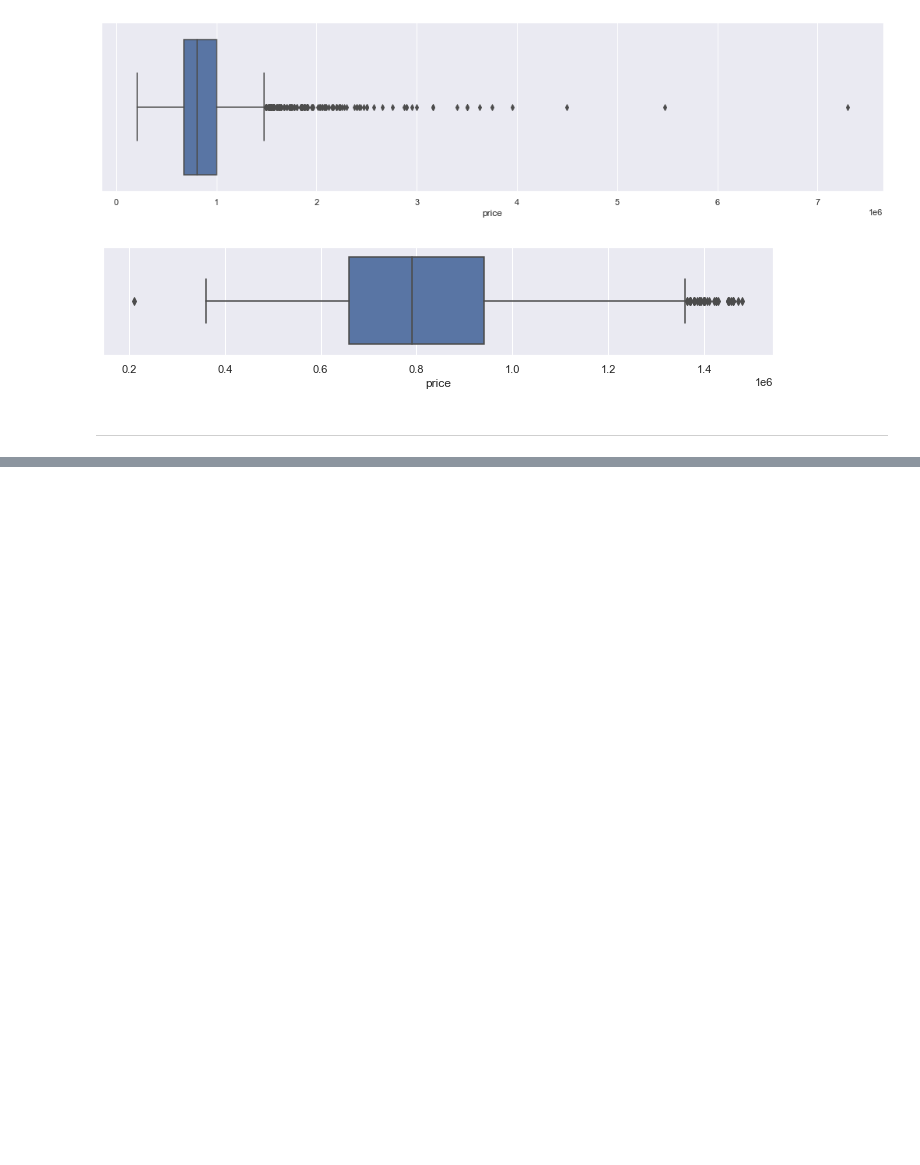
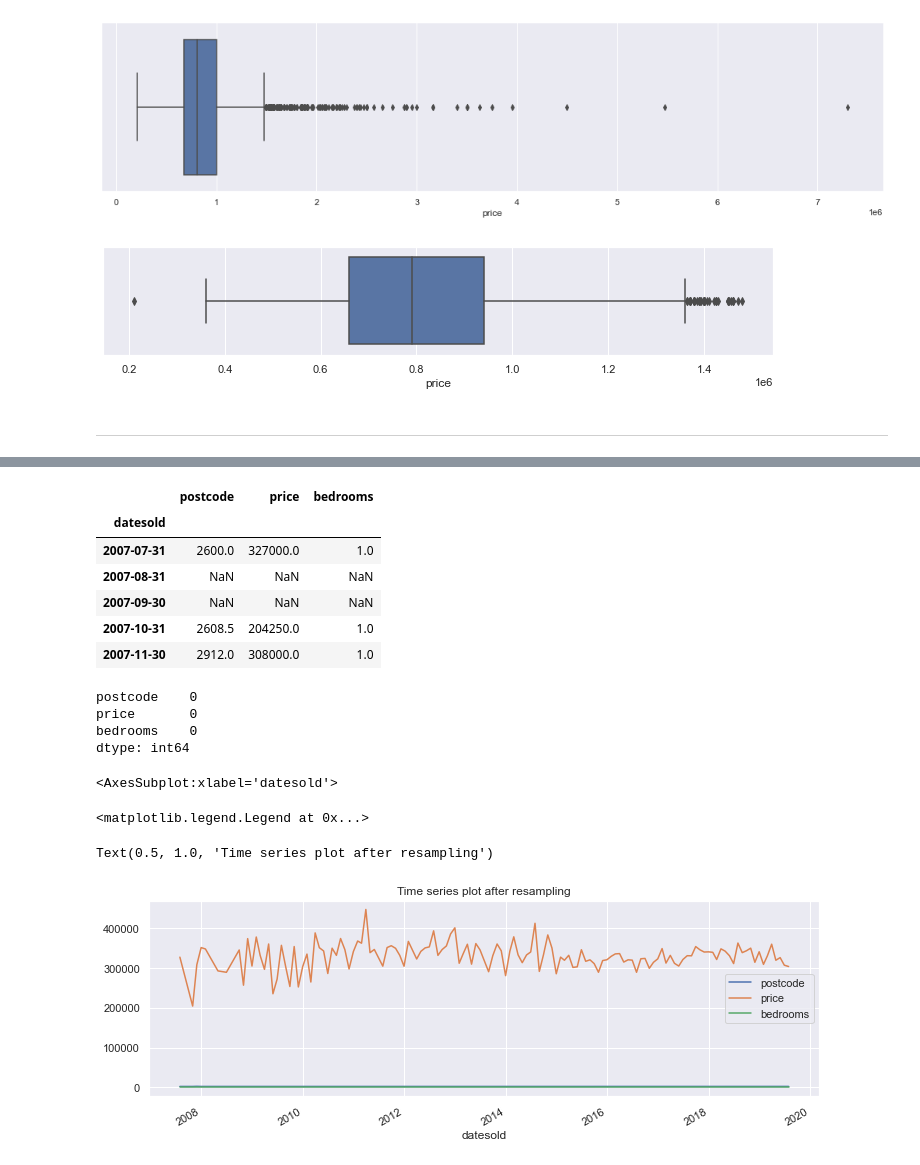
Before and after one commit to rabuhassan/my_python_adventures, a Jupyter notebook: Week 6 PA 6.1.6 Preparing quantitative data.ipynb, the cells around one changed output, grey strips where cells are left out. Cells and saved outputs as stored; diff of their text form; code cells hidden in the pictures; blank space fills up the shorter version.

```diff
--- a/Week 6 PA 6.1.6 Preparing quantitative data.ipynb
+++ b/Week 6 PA 6.1.6 Preparing quantitative data.ipynb
@@ -384,0 +414,32 @@ ax = sns.boxplot(x=df_5_non_outlier['price'],whis=1.5)
+# %%
+# Resample the data set with 1 bedroom.
+df_1_res = df_1_non_outlier.resample('M').mean()
+df_1_res.head()
+
+
+# Drop the missing values:
+df_1_res.dropna(inplace= True)
+df_1_res.isna().sum()
+
+
+# Plot the time-series data:
+df_1_res.plot(figsize=(12, 4))
+plt.legend(loc='best')
+plt.title("Time series plot after resampling")
+plt.show(block=False)
+# %% [output]
+|  | postcode | price | bedrooms |
+| datesold |  |  |  |
+| 2007-07-31 | 2600.0 | 327000.0 | 1.0 |
+| 2007-08-31 | NaN | NaN | NaN |
+| 2007-09-30 | NaN | NaN | NaN |
+| 2007-10-31 | 2608.5 | 204250.0 | 1.0 |
+| 2007-11-30 | 2912.0 | 308000.0 | 1.0 |
+postcode    0
+price       0
+bedrooms    0
+dtype: int64
+<AxesSubplot:xlabel='datesold'>
+<matplotlib.legend.Legend at 0x...>
+Text(0.5, 1.0, 'Time series plot after resampling')
+[figure, added]
```
Also changed, not shown: parts of 23 cells of this notebook, 2 other files.
